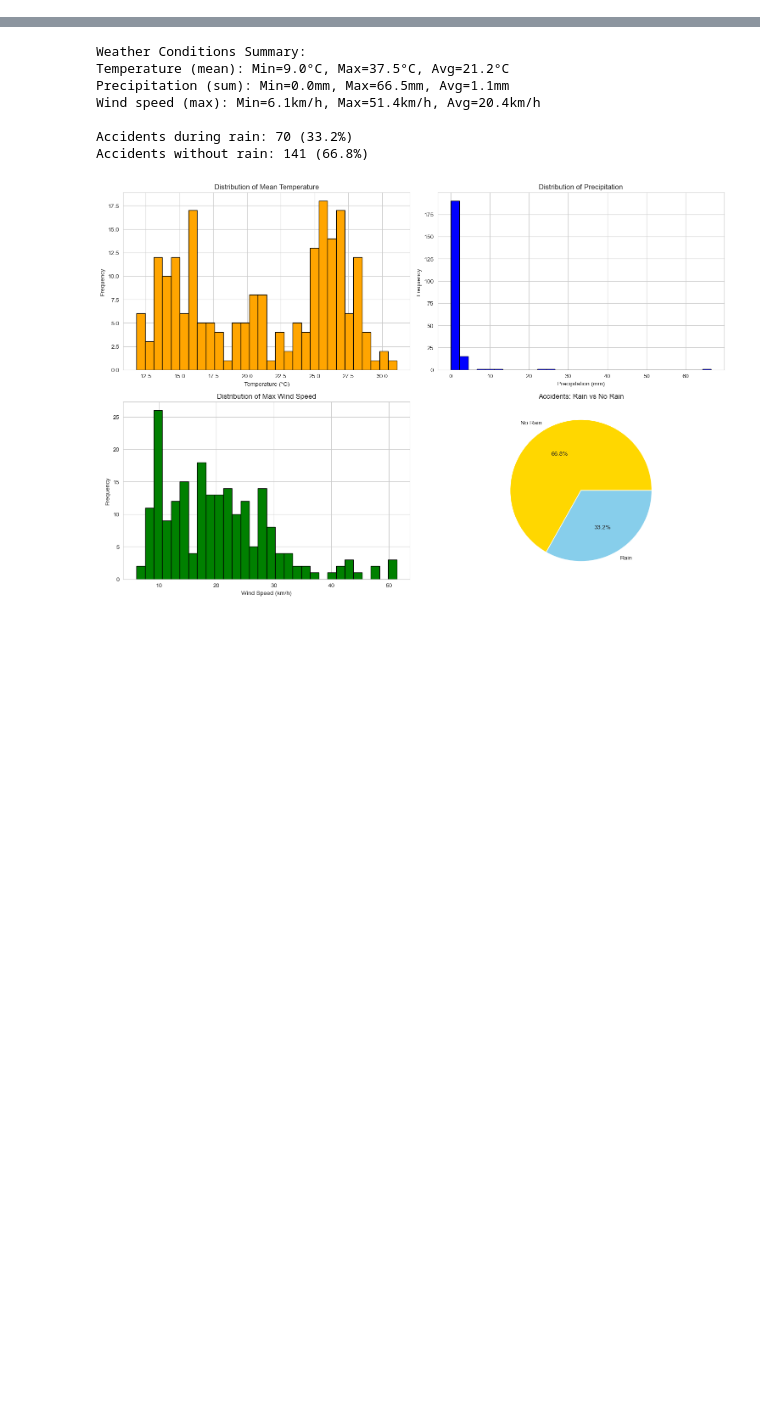
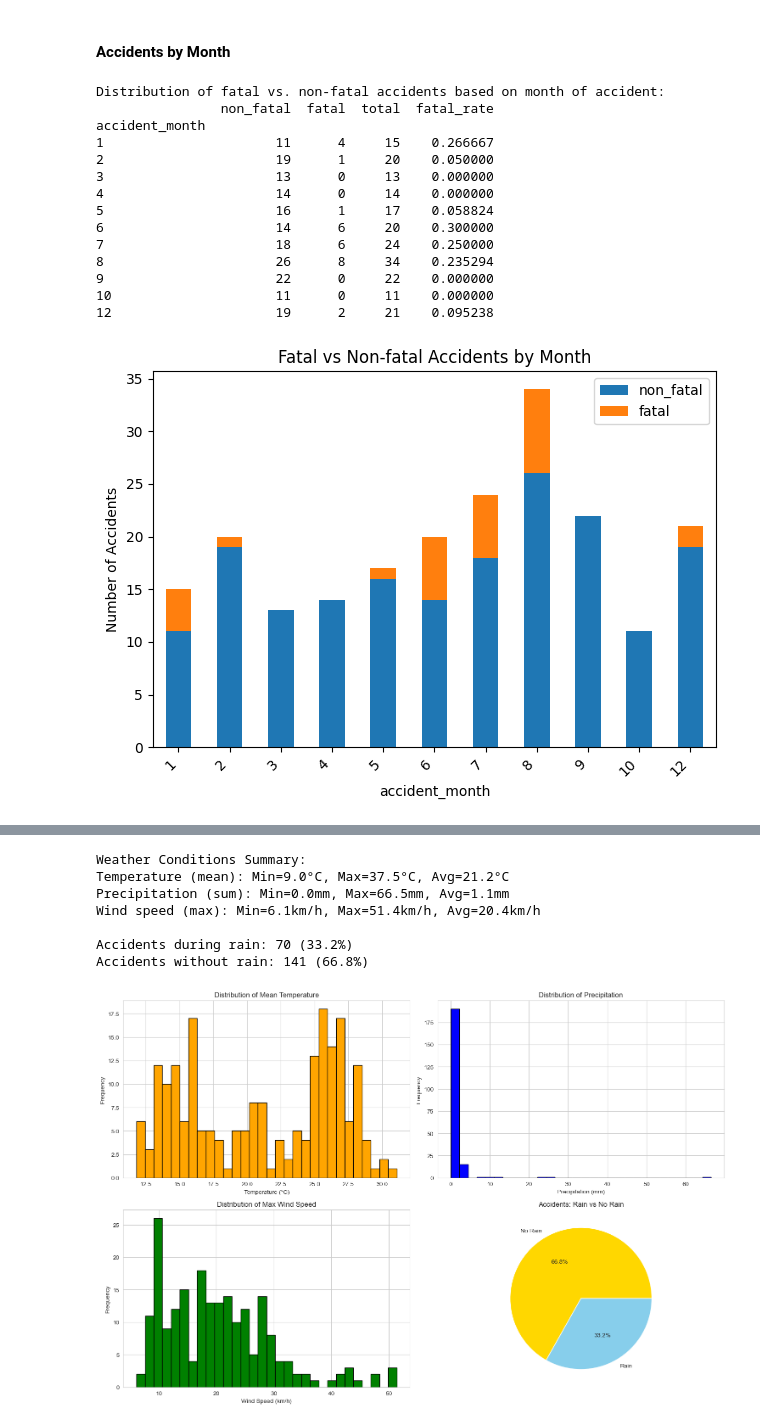
Before and after one commit to michael-vella/ics5110-assignment, a Jupyter notebook: notebooks/final/2_exploratory_analysis.ipynb, the cells around one changed output, grey strips where cells are left out. Saved outputs shown, nothing was run; the diff lists cells and outputs as text; code cells hidden in the pictures; blank space fills up the shorter version.

```diff
--- a/notebooks/final/2_exploratory_analysis.ipynb
+++ b/notebooks/final/2_exploratory_analysis.ipynb
@@ -573,0 +263,44 @@ Average injuries per accident: 1.34
+# %% [markdown]
+#### Accidents by Month
+# %%
+accidents_by_month_stats = (
+    df
+    .groupby("accident_month")["is_fatal"]
+    .value_counts()
+    .unstack(fill_value=0)
+)
+
+accidents_by_month_stats.columns = ["non_fatal", "fatal"]
+
+accidents_by_month_stats["total"] = accidents_by_month_stats["non_fatal"] + accidents_by_month_stats["fatal"]
+accidents_by_month_stats["fatal_rate"] = accidents_by_month_stats["fatal"] / accidents_by_month_stats["total"]
+
+print("Distribution of fatal vs. non-fatal accidents based on month of accident:")
+print(accidents_by_month_stats)
+
+accidents_by_month_stats[["non_fatal", "fatal"]].plot(
+    kind="bar",
+    stacked=True
+)
+
+plt.ylabel("Number of Accidents")
+plt.title("Fatal vs Non-fatal Accidents by Month")
+plt.xticks(rotation=45, ha="right")
+plt.tight_layout()
+plt.show()
+# %% [output]
+Distribution of fatal vs. non-fatal accidents based on month of accident:
+                non_fatal  fatal  total  fatal_rate
+accident_month
+1                      11      4     15    0.266667
+2                      19      1     20    0.050000
+3                      13      0     13    0.000000
+4                      14      0     14    0.000000
+5                      16      1     17    0.058824
+6                      14      6     20    0.300000
+7                      18      6     24    0.250000
+8                      26      8     34    0.235294
+9                      22      0     22    0.000000
+10                     11      0     11    0.000000
+12                     19      2     21    0.095238
+[figure, added]
```
Also changed, not shown: parts of 145 cells of this notebook.
